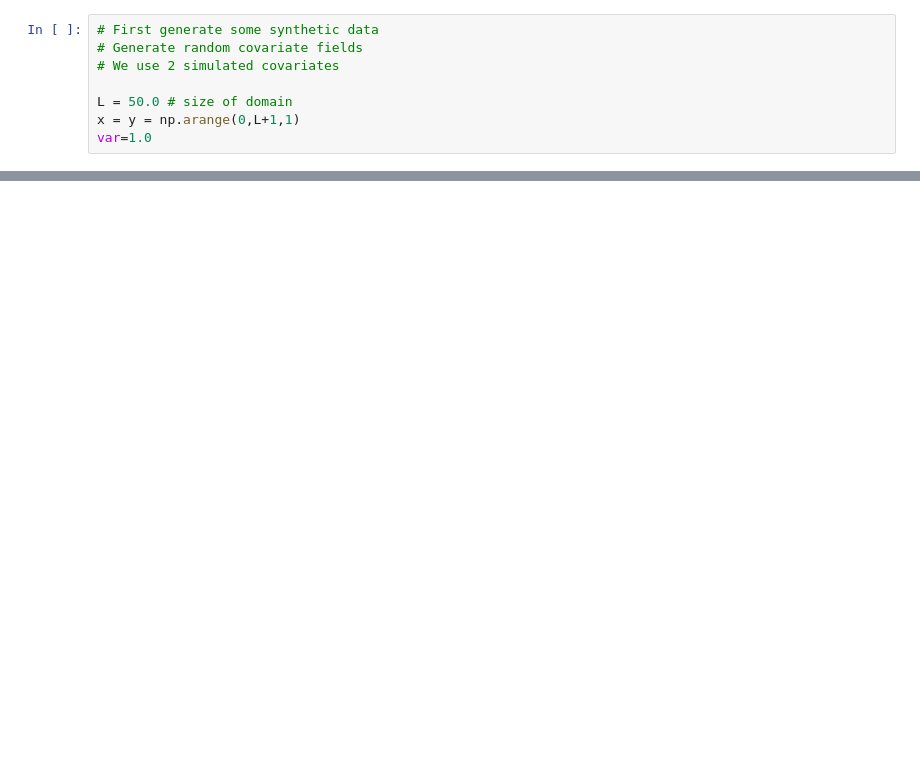
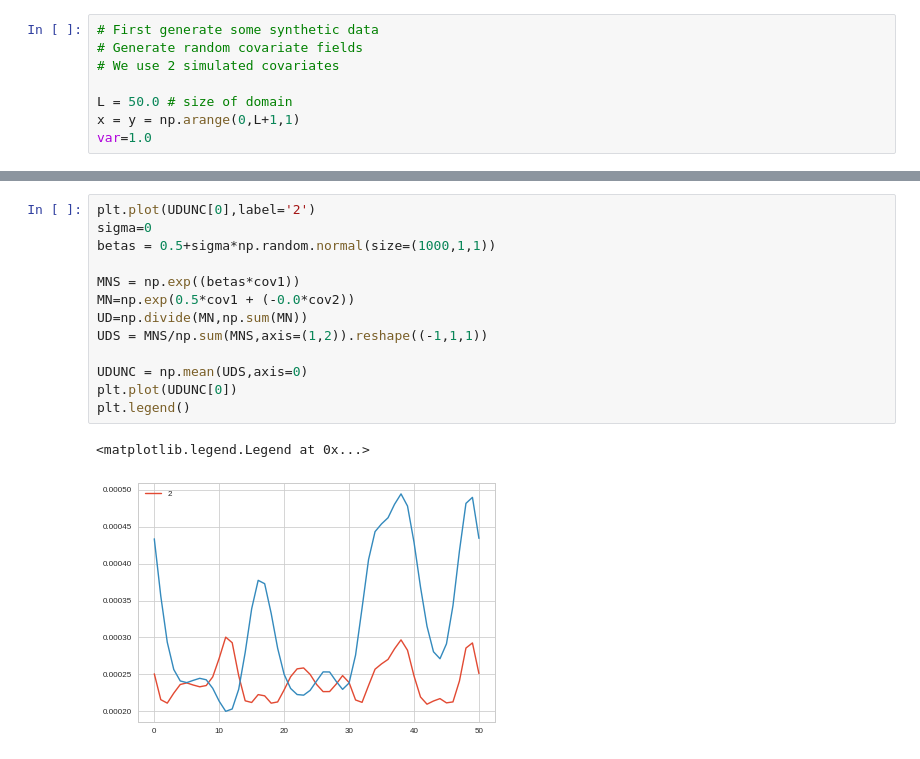
Before and after one commit to ctorney/mssf-vi, a Jupyter notebook: Figures/Figure_1.ipynb, the cells around one changed output, grey strips where cells are left out. Cells and saved outputs as stored; diff of their text form; blank space fills up the shorter version.

```diff
--- a/Figures/Figure_1.ipynb
+++ b/Figures/Figure_1.ipynb
@@ -122,0 +502,16 @@ for t in tqdm(range(1,nbObs)):
+# %%
+plt.plot(UDUNC[0],label='2')
+sigma=0
+betas = 0.5+sigma*np.random.normal(size=(1000,1,1))
+
+MNS = np.exp((betas*cov1))
+MN=np.exp(0.5*cov1 + (-0.0*cov2))
+UD=np.divide(MN,np.sum(MN))
+UDS = MNS/np.sum(MNS,axis=(1,2)).reshape((-1,1,1))
+
+UDUNC = np.mean(UDS,axis=0)
+plt.plot(UDUNC[0])
+plt.legend()
+# %% [output]
+<matplotlib.legend.Legend at 0x...>
+[figure, added]
```
Also changed, not shown: parts of 13 cells of this notebook.
